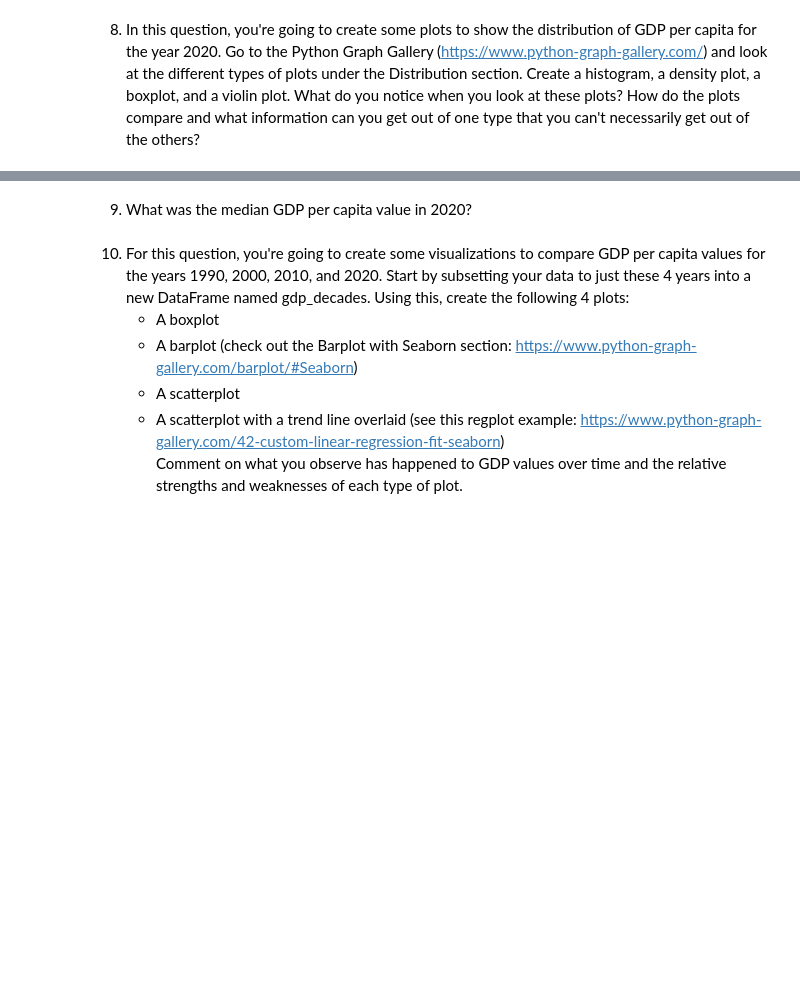
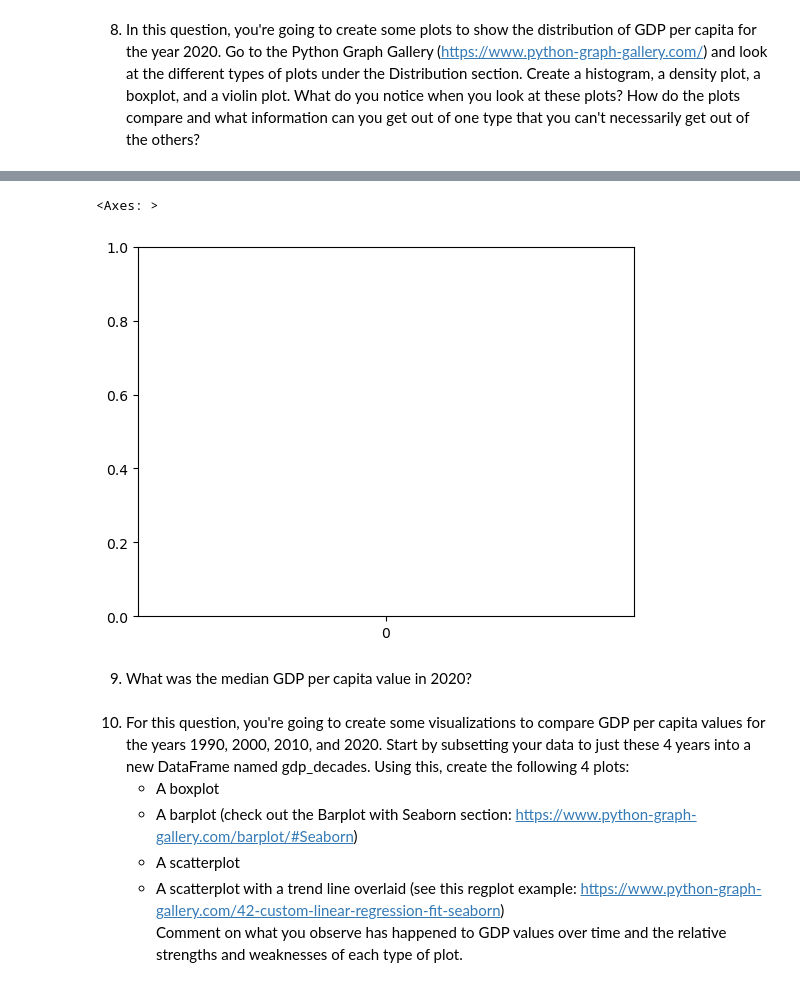
Before and after one commit to NSS-Data-Analytics-Cohort-10/gdp-and-internet-usage-marthahunter, a Jupyter notebook: notebooks/un_data_project.ipynb, the cells around one changed output, grey strips where cells are left out. Cells and saved outputs as stored; diff of their text form; code cells hidden in the pictures; blank space fills up the shorter version.

```diff
--- a/notebooks/un_data_project.ipynb
+++ b/notebooks/un_data_project.ipynb
@@ -150,3 +194,10 @@ The observations per year increase steadily from 1990 to 2020 and then decrease
+# %%
+x = twenty_twenty["GDP_per_capita"]
+y = twenty_twenty["GDP_per_capita"].value_counts()
+sns.violinplot()
+# %% [output]
+<Axes: >
+[figure, added]
 # %% [markdown]
 9. What was the median GDP per capita value in 2020?
 # %% [markdown]
```
Also changed, not shown: parts of 18 cells of this notebook.
